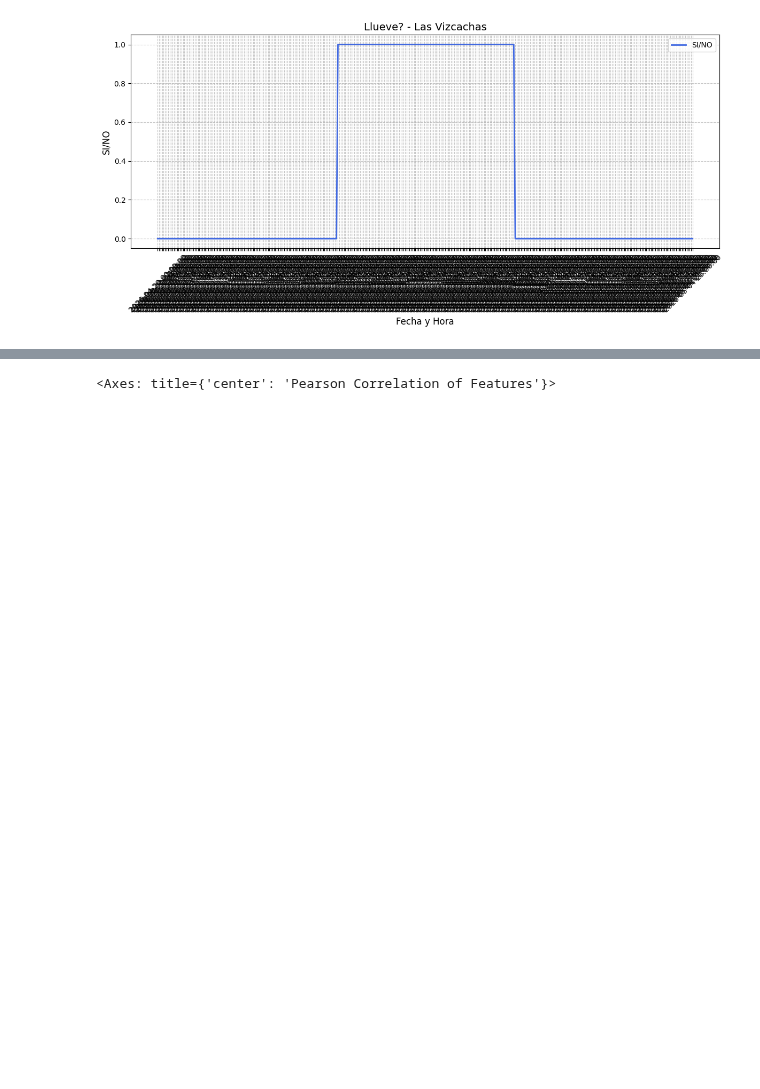
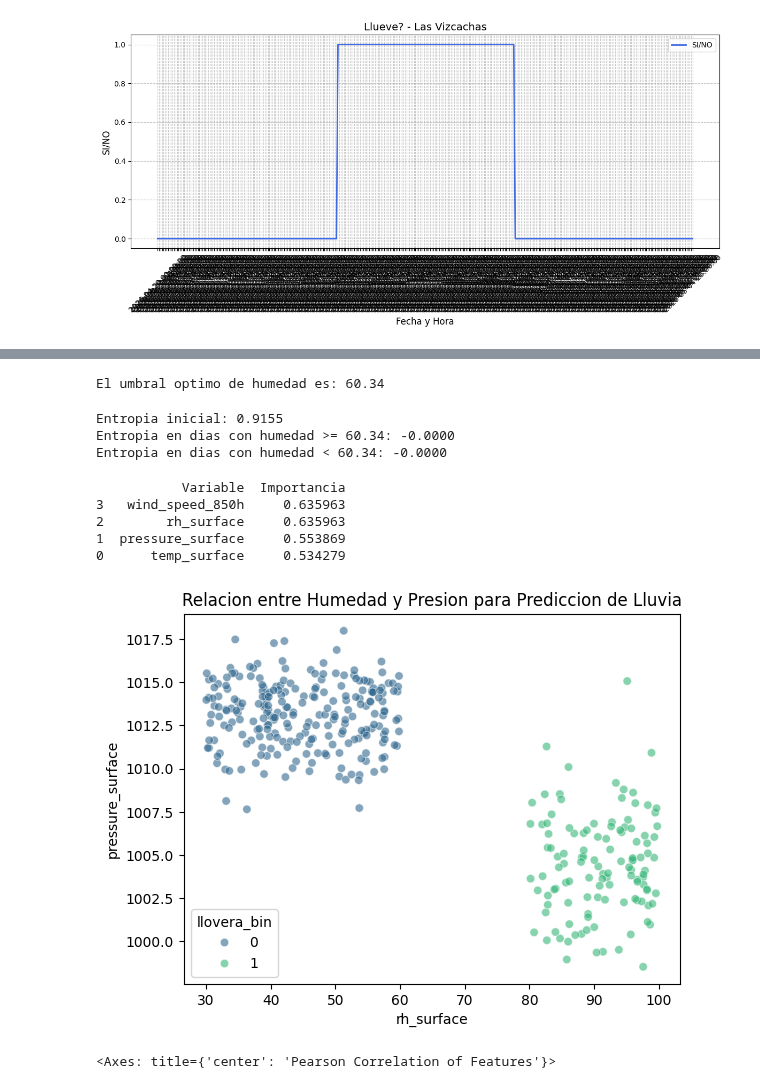
Before and after one commit to UXDynamicSolution/MineriaDatosDuocPAO, a Jupyter notebook: material_reforzamiento_arboles_decision.ipynb, the cells around one changed output, grey strips where cells are left out. Cells and saved outputs as stored; diff of their text form; code cells hidden in the pictures; blank space fills up the shorter version.

Commit message:
faltó medir la entropia

```diff
--- a/material_reforzamiento_arboles_decision.ipynb
+++ b/material_reforzamiento_arboles_decision.ipynb
@@ -247,3 +273,71 @@ corr
+# %%
+# Calculamos la entropia inicial del sistema (incertidumbre total)
+target_entropy = entropy(df["llovera_bin"])
+
+# Definimos los umbrales para la Humedad Relativa
+rh_thresholds = np.linspace(df.rh_surface.min(), df.rh_surface.max(), 100)
+rh_gain_sweep = []
+
+for threshold in rh_thresholds:
+    # Ganancia = Entropia Inicial - Entropia Ponderada
+    gain = target_entropy - weighted_entropy(df, "rh_surface", "llovera_bin", threshold)
+    rh_gain_sweep.append(gain)
+
+# Localizamos el umbral optimo
+optimal_rh_threshold = rh_thresholds[np.argmax(rh_gain_sweep)]
+
+print(f"El umbral optimo de humedad es: {optimal_rh_threshold:.2f}")
+# %% [output]
+El umbral optimo de humedad es: 60.34
+# %%
+# Grupos generados por la decision
+grupo_humedo = df[df.rh_surface >= optimal_rh_threshold]
+grupo_seco = df[df.rh_surface < optimal_rh_threshold]
+
+# Entropias resultantes
+ent_humedo = entropy(grupo_humedo["llovera_bin"])
+ent_seco = entropy(grupo_seco["llovera_bin"])
+
+print(f"Entropia inicial: {target_entropy:.4f}")
+print(f"Entropia en dias con humedad >= {optimal_rh_threshold:.2f}: {ent_humedo:.4f}")
+print(f"Entropia en dias con humedad < {optimal_rh_threshold:.2f}: {ent_seco:.4f}")
+# %% [output]
+Entropia inicial: 0.9155
+Entropia en dias con humedad >= 60.34: -0.0000
+Entropia en dias con humedad < 60.34: -0.0000
+# %%
+from sklearn.feature_selection import mutual_info_classif
+
+# Seleccionamos las variables predictoras y el target
+X = df[['temp_surface', 'pressure_surface', 'rh_surface', 'wind_speed_850h']]
+y = df['llovera_bin']
+
+# mutual_info_classif utiliza conceptos de entropia para medir la dependencia
+importancia = mutual_info_classif(X, y, discrete_features=False)
+
+# Crear un resumen de importancia
+df_importancia = pd.DataFrame({'Variable': X.columns, 'Importancia': importancia})
+print(df_importancia.sort_values(by='Importancia', ascending=False))
+# %% [output]
+           Variable  Importancia
+3   wind_speed_850h     0.635963
+2        rh_surface     0.635963
+1  pressure_surface     0.553869
+0      temp_surface     0.534279
+# %%
+# Grafico sugerido para mejor separacion de clases
+sns.scatterplot(
+    data = df,
+    x = "rh_surface",
+    y = "pressure_surface",
+    hue = "llovera_bin",
+    palette = "viridis",
+    alpha = 0.6
+)
+plt.title("Relacion entre Humedad y Presion para Prediccion de Lluvia")
+plt.show()
+# %% [output]
+[figure, added]
 # %%
 
 colormap = plt.cm.viridis
```
Also changed, not shown: parts of 2 cells of this notebook.
